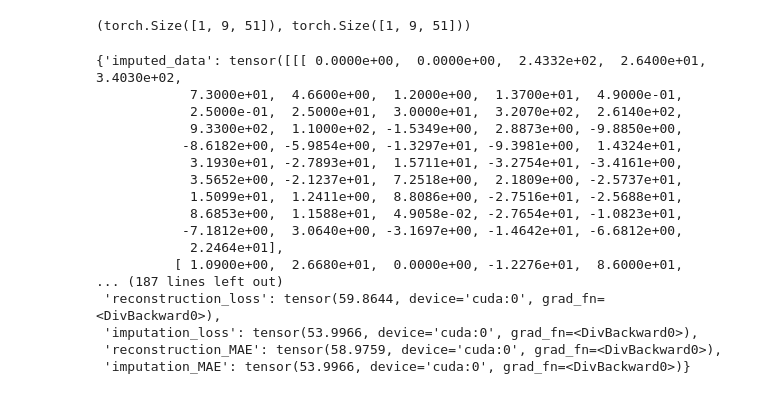
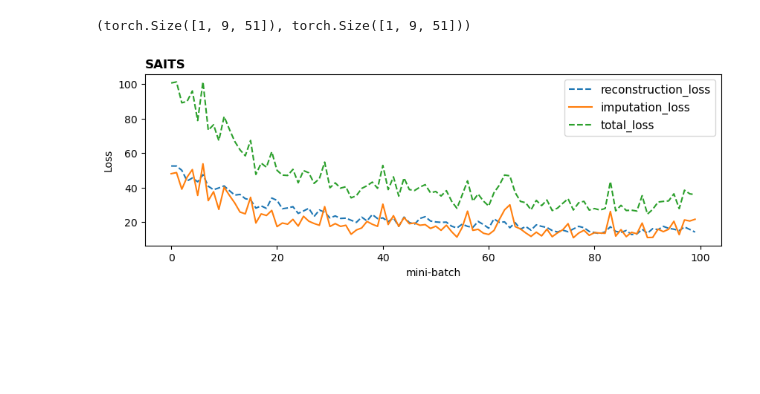
Before and after one commit to DeepenData/Explainable_ML_and_Tyrosinemia, a Jupyter notebook: src/refact_dataloaders.ipynb, the cells around one changed output. Drawn from its saved outputs; the diff is of its cells as text; code cells hidden in the pictures; blank space fills up the shorter version.

Commit message:
training check

```diff
--- a/src/refact_dataloaders.ipynb
+++ b/src/refact_dataloaders.ipynb
@@ -209,33 +196,0 @@ train_dataloader, val_dataloader  = unified_dataloader.get_train_val_dataloader(
-# %%
-#total_loss_val = 0
-for data in train_dataloader:
-    model.train()
-    model.to('cuda')
-    indices, X, missing_mask, X_holdout, indicating_mask = map(lambda x: x.to('cuda'), data)
-    inputs = {'indices': indices, 'X': X, 'missing_mask': missing_mask,'X_holdout': X_holdout, 'indicating_mask': indicating_mask}
-    results = model(inputs, 'train')
-    #results = result_processing(results, args)
-    #optimizer.zero_grad()
-    #results['total_loss'].backward()
-    #optimizer.step()
-
-
-results
-# %% [output]
-{'imputed_data': tensor([[[ 0.0000e+00,  0.0000e+00,  2.4332e+02,  2.6400e+01,  3.4030e+02,
-            7.3000e+01,  4.6600e+00,  1.2000e+00,  1.3700e+01,  4.9000e-01,
-            2.5000e-01,  2.5000e+01,  3.0000e+01,  3.2070e+02,  2.6140e+02,
-            9.3300e+02,  1.1000e+02, -1.5349e+00,  2.8873e+00, -9.8850e+00,
-           -8.6182e+00, -5.9854e+00, -1.3297e+01, -9.3981e+00,  1.4324e+01,
-            3.1930e+01, -2.7893e+01,  1.5711e+01, -3.2754e+01, -3.4161e+00,
-            3.5652e+00, -2.1237e+01,  7.2518e+00,  2.1809e+00, -2.5737e+01,
-            1.5099e+01,  1.2411e+00,  8.8086e+00, -2.7516e+01, -2.5688e+01,
-            8.6853e+00,  1.1588e+01,  4.9058e-02, -2.7654e+01, -1.0823e+01,
-           -7.1812e+00,  3.0640e+00, -3.1697e+00, -1.4642e+01, -6.6812e+00,
-            2.2464e+01],
-          [ 1.0900e+00,  2.6680e+01,  0.0000e+00, -1.2276e+01,  8.6000e+01,
-... (187 lines left out)
- 'reconstruction_loss': tensor(59.8644, device='cuda:0', grad_fn=<DivBackward0>),
- 'imputation_loss': tensor(53.9966, device='cuda:0', grad_fn=<DivBackward0>),
- 'reconstruction_MAE': tensor(58.9759, device='cuda:0', grad_fn=<DivBackward0>),
- 'imputation_MAE': tensor(53.9966, device='cuda:0', grad_fn=<DivBackward0>)}
@@ -241,0 +242,22 @@ results
+# %%
+import matplotlib.pyplot as plt
+def put_Learning_curve(loss1, loss2,loss3, AX, letter):
+    AX.plot(loss1,  label = "reconstruction_loss", linestyle="--")
+    AX.plot(loss2,  label = "imputation_loss", linestyle="-")
+    AX.plot(loss3,  label = "total_loss", linestyle="--")
+
+
+
+    AX.legend(loc="upper right", fontsize=11)
+    AX.set_ylabel('Loss')
+    AX.set_xlabel("mini-batch")
+    #AX.set_ylim(0.4, 1.1)
+    AX.set_title(letter, fontsize = 12,  fontweight ="bold", loc='left')
+
+fig = plt.figure(figsize=(10,3))
+ax0 = plt.subplot2grid((1, 1), (0, 0))
+put_Learning_curve(all_losses_and_MAEs['reconstruction_loss'], all_losses_and_MAEs['imputation_loss'],
+                   all_losses_and_MAEs['total_loss'],
+                   ax0, 'SAITS')
+# %% [output]
+[figure, added]
```
Also changed, not shown: parts of 2 cells of this notebook.
